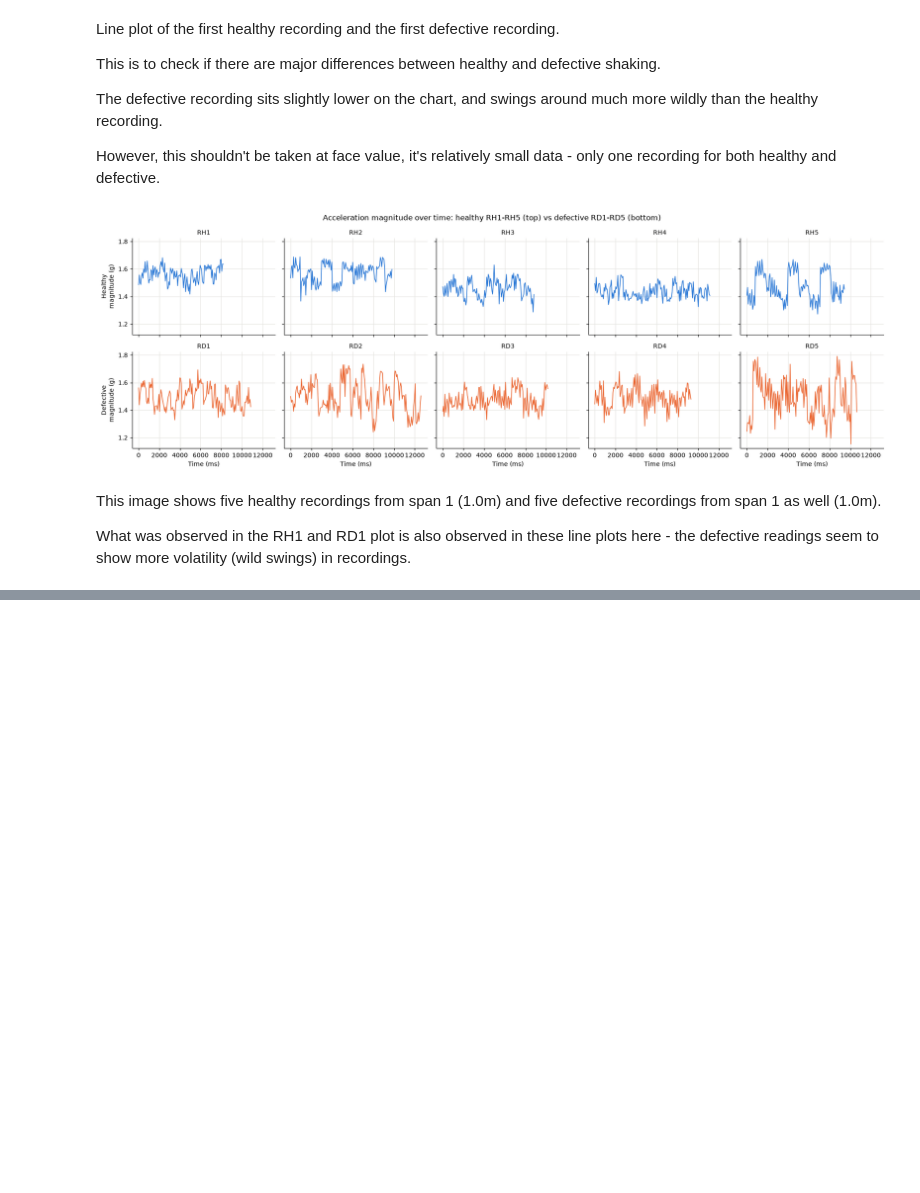
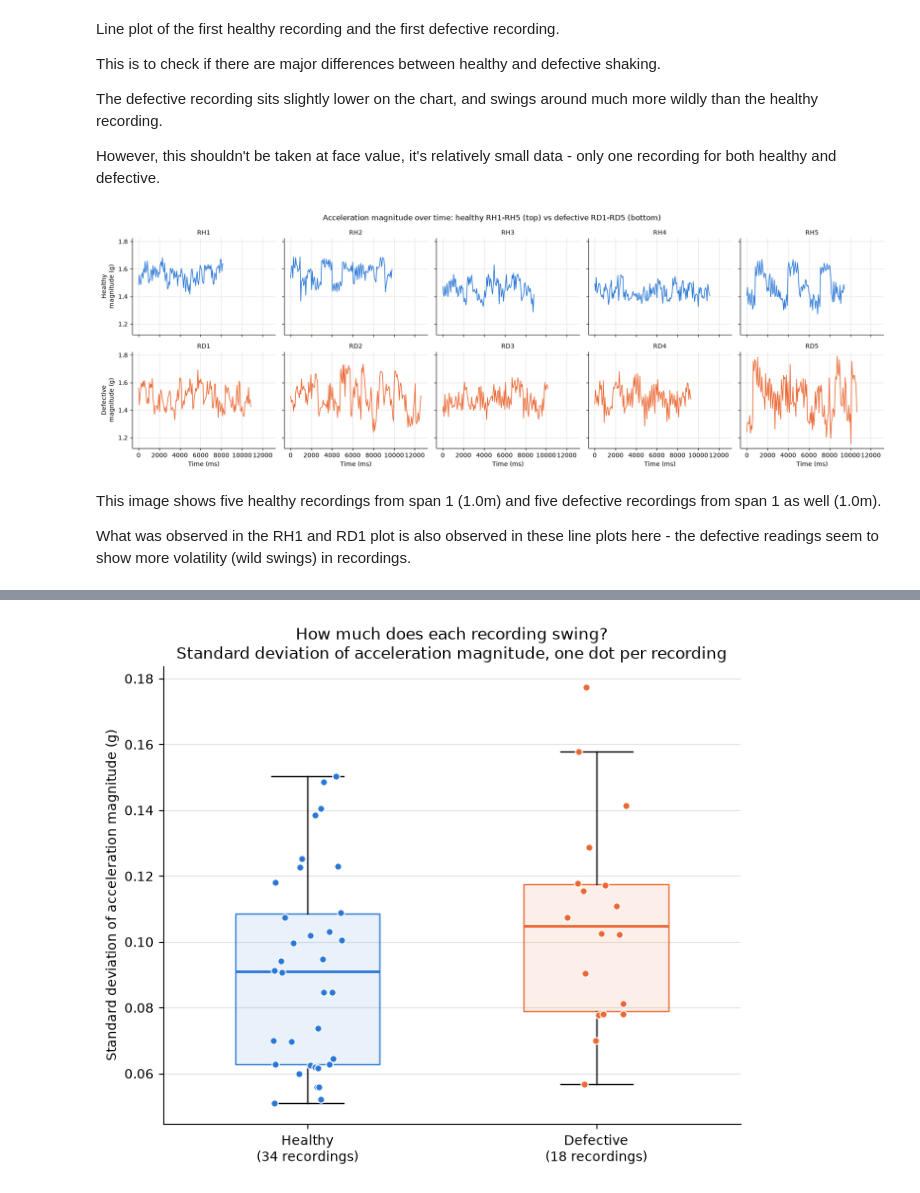
Before and after one commit to loteehenry/pipeline-leak-detection-ml, a Jupyter notebook: notebooks/exploration.ipynb, the cells around one changed output, grey strips where cells are left out. Drawn from its saved outputs; the diff is of its cells as text; code cells hidden in the pictures; blank space fills up the shorter version.

Commit message:
Box plot of healthy vs defective pipelines

```diff
--- a/notebooks/exploration.ipynb
+++ b/notebooks/exploration.ipynb
@@ -219,3 +219,18 @@ plt.show()
 This image shows five healthy recordings from span 1 (1.0m) and five defective recordings from span 1 as well (1.0m).
 
 What was observed in the RH1 and RD1 plot is also observed in these line plots here - the defective readings seem to show more volatility (wild swings) in recordings.
+# %%
+# Boil each recording down to ONE number: the standard deviation of its acceleration magnitude
+# (how much the signal swings around its own average). Result: one row per recording, 52 rows.
+recording_std = (
+    master.groupby(["recording", "condition", "span"], sort=False)["Accel_Magnitude(g)"]
+    .std()
+    .reset_index(name="std_magnitude")
+)
+
+print("Recordings per condition:")
+print(recording_std["condition"].value_counts())   # expected: healthy 34, defective 18
+print()
+print(recording_std.groupby("condition", sort=False)["std_magnitude"].describe())
+
+recording_std
@@ -221,0 +270,41 @@ What was observed in the RH1 and RD1 plot is also observed in these line plots h
+# %%
+# Box plot of the per-recording standard deviation: healthy vs defective, side by side.
+# Each dot on top is one recording, so you can see all 52 values, not just the box summary.
+
+healthy_std = recording_std.loc[recording_std["condition"] == "healthy", "std_magnitude"]
+defective_std = recording_std.loc[recording_std["condition"] == "defective", "std_magnitude"]
+
+fig, ax = plt.subplots(figsize=(7, 6))
+
+boxes = ax.boxplot(
+    [healthy_std, defective_std],
+    tick_labels=[f"Healthy\n({len(healthy_std)} recordings)",
+                 f"Defective\n({len(defective_std)} recordings)"],
+    widths=0.5,
+    patch_artist=True,     # lets us colour the boxes
+    showfliers=False,      # outliers are already shown as dots below, don't draw them twice
+)
+
+for box, median, color in zip(boxes["boxes"], boxes["medians"], [HEALTHY_COLOR, DEFECTIVE_COLOR]):
+    box.set_facecolor(color + "1A")  # same colour, ~10% opacity (a light wash)
+    box.set_edgecolor(color)
+    median.set_color(color)
+    median.set_linewidth(2)
+
+# One dot per recording. Spread the dots sideways a little (jitter) so they don't sit on top
+# of each other. The sideways position means nothing; only the height matters.
+rng = np.random.default_rng(0)   # fixed seed, so the dots land in the same place every run
+for position, values, color in [(1, healthy_std, HEALTHY_COLOR), (2, defective_std, DEFECTIVE_COLOR)]:
+    x = position + rng.uniform(-0.12, 0.12, size=len(values))
+    ax.scatter(x, values, color=color, s=28, edgecolor="white", linewidth=0.8, zorder=3)
+
+ax.set_title("How much does each recording swing?\nStandard deviation of acceleration magnitude, one dot per recording")
+ax.set_ylabel("Standard deviation of acceleration magnitude (g)")
+ax.grid(axis="y", color="#e4e3df", linewidth=0.8)
+ax.set_axisbelow(True)
+ax.spines[["top", "right"]].set_visible(False)
+
+plt.tight_layout()
+plt.show()
+# %% [output]
+[figure, added]
```
Also changed, not shown: parts of 1 cell of this notebook.
